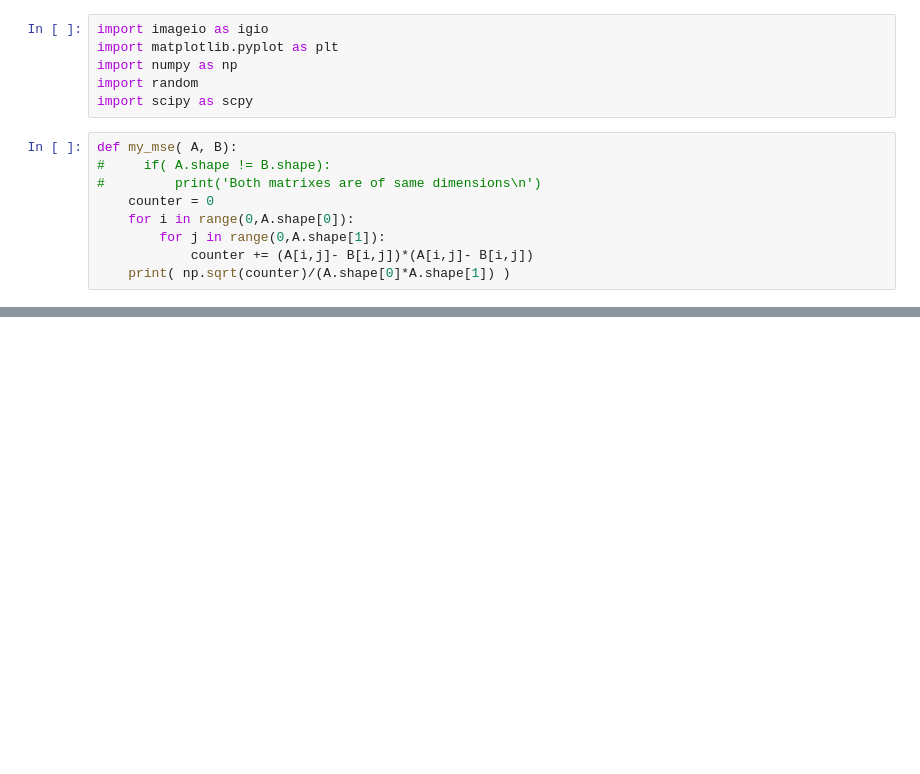
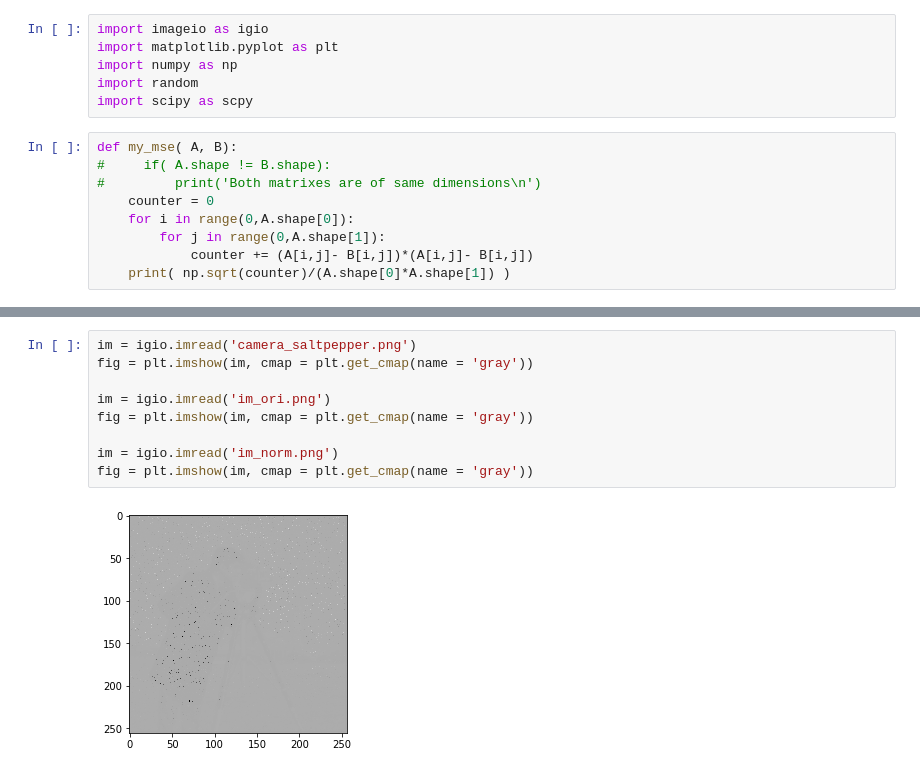
Before and after one commit to jecs89/LearningEveryDay, a Jupyter notebook: IP/ex3.ipynb, the cells around one changed output, grey strips where cells are left out. Saved outputs shown, nothing was run; the diff lists cells and outputs as text; blank space fills up the shorter version.

```diff
--- a/IP/ex3.ipynb
+++ b/IP/ex3.ipynb
@@ -150,0 +153,11 @@ disp_n  36.071365707944594
+# %%
+im = igio.imread('camera_saltpepper.png')
+fig = plt.imshow(im, cmap = plt.get_cmap(name = 'gray'))
+
+im = igio.imread('im_ori.png')
+fig = plt.imshow(im, cmap = plt.get_cmap(name = 'gray'))
+
+im = igio.imread('im_norm.png')
+fig = plt.imshow(im, cmap = plt.get_cmap(name = 'gray'))
+# %% [output]
+[figure, added]
```
Also changed, not shown: parts of 2 cells of this notebook.
